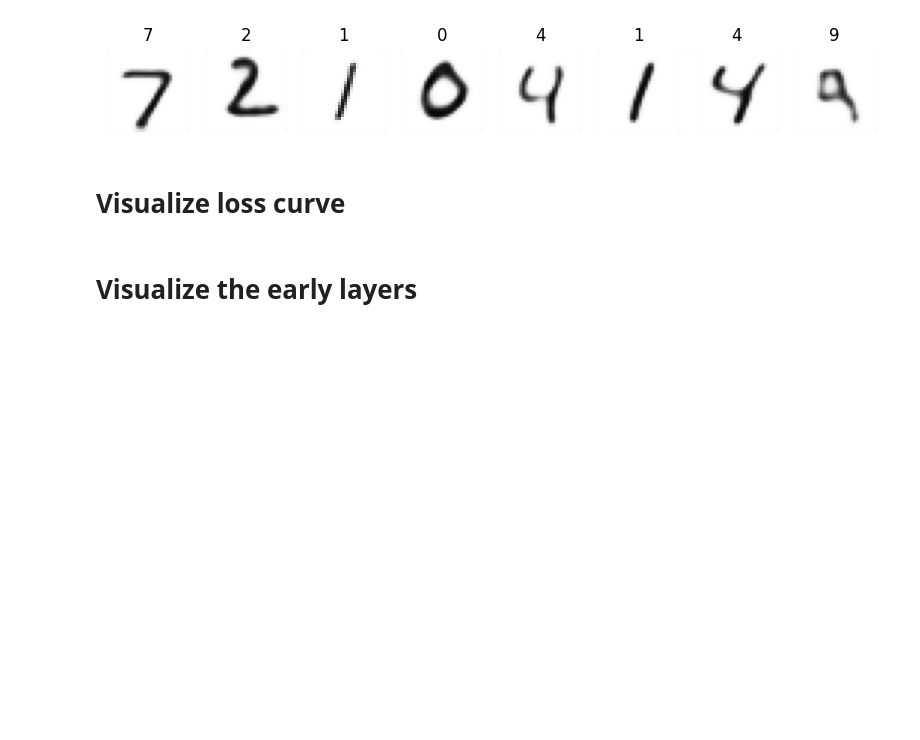
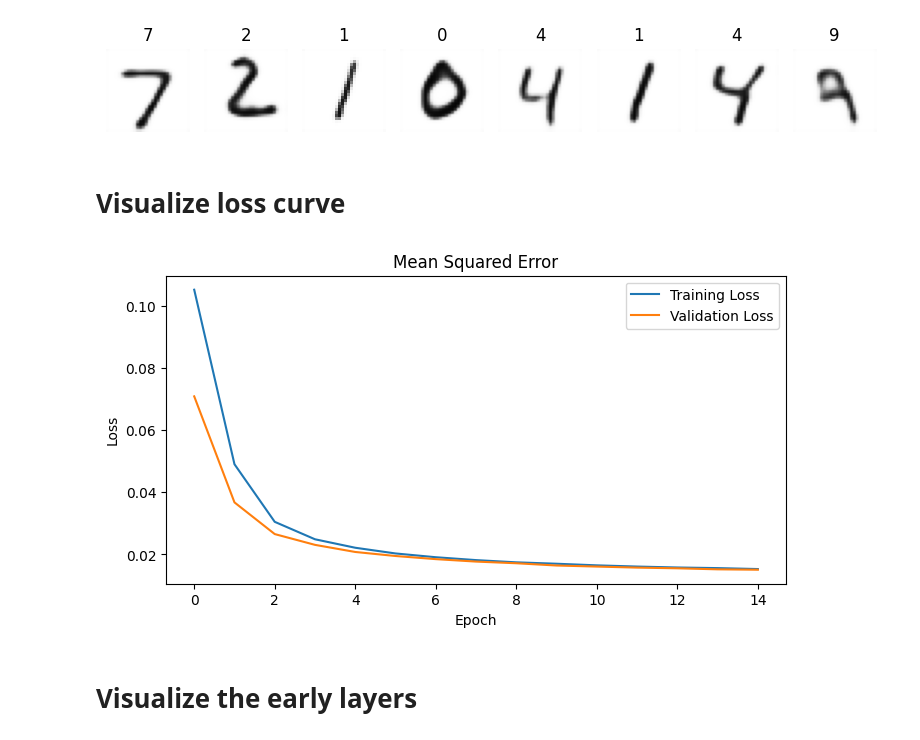
Before and after one commit to szsavery/DSPS_SSavery, a Jupyter notebook: Labs/DSPS2023_autoencoders_8dec23_Savery.ipynb, the cells around one changed output. Drawn from its saved outputs; the diff is of its cells as text; code cells hidden in the pictures; blank space fills up the shorter version.

```diff
--- a/Labs/DSPS2023_autoencoders_8dec23_Savery.ipynb
+++ b/Labs/DSPS2023_autoencoders_8dec23_Savery.ipynb
@@ -230,6 +230,22 @@ plot_images(PtstSR[:,:,:,0], Ytst, nrows = 1, ncols = 8, vmax = 1)
 [figure]
 # %% [markdown]
 # Visualize loss curve
+# %%
+#Got this code from the shared solutions code
+def plot_curves(history):
+    fig, ax = plt.subplots(1, 1, sharex=True, sharey=False, figsize=(8, 4))
+
+    ax.set_title("Mean Squared Error")
+    ax.plot(history["loss"], label="Training Loss")
+    ax.plot(history["val_loss"], label="Validation Loss")
+    ax.legend(loc="upper right")
+    ax.set_ylabel("Loss")
+
+    ax.set_xlabel("Epoch")
+
+plot_curves(history.history)
+# %% [output]
+[figure, added]
 # %% [markdown]
 # Visualize the early layers
 # %%
```
Also changed, not shown: parts of 13 cells of this notebook.
